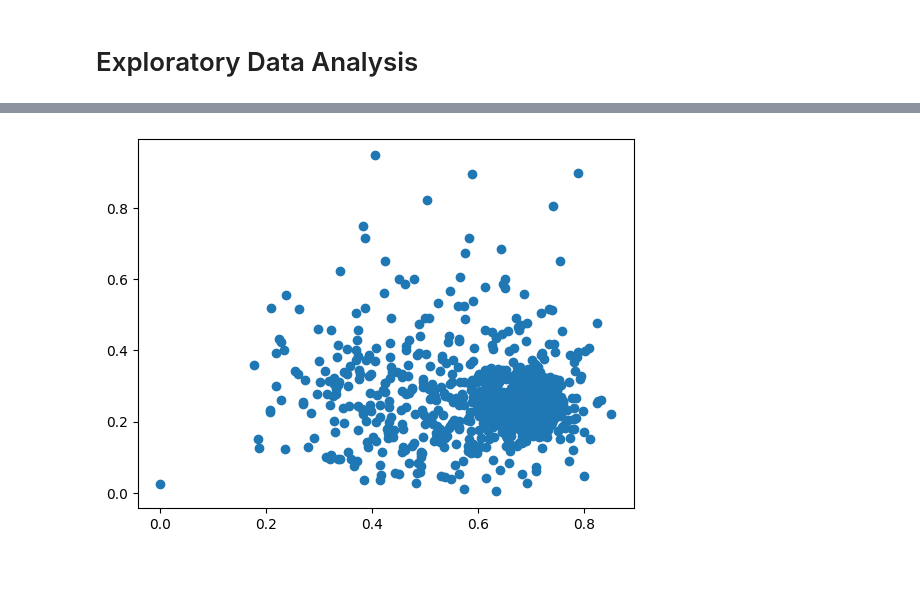
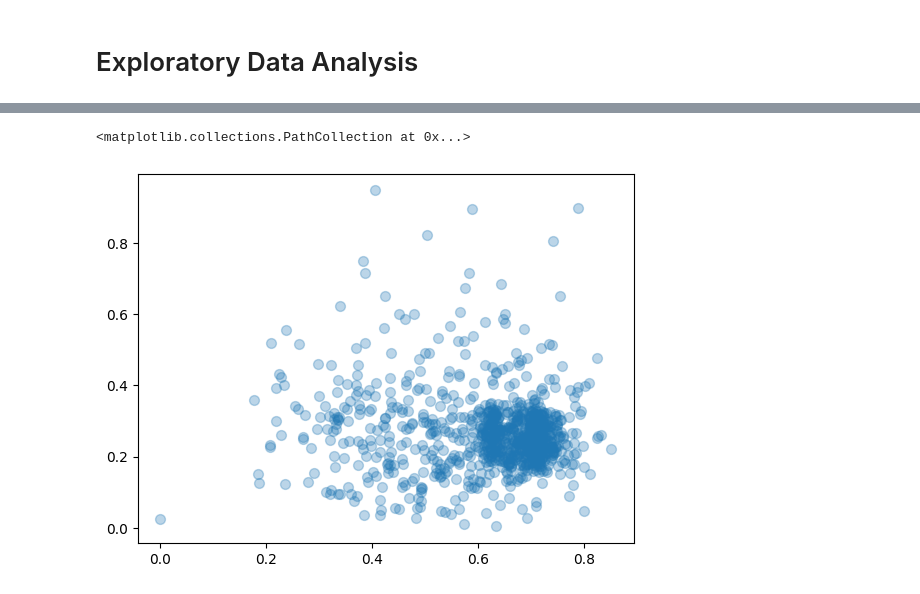
Before and after one commit to The-Atul-Pathak/TDS-ML, a Jupyter notebook: Notebook.ipynb, the cells around one changed output, grey strips where cells are left out. Saved outputs shown, nothing was run; the diff lists cells and outputs as text; code cells hidden in the pictures.

```diff
--- a/Notebook.ipynb
+++ b/Notebook.ipynb
@@ -44,5 +92,5 @@ print("The correleation between Popularity and Acousticness is", df["popularity"
 # %%
-plt.scatter(df["danceability"], df["energy"])
-plt.show()
+plt.scatter(df["danceability"], df["energy"], s=50, alpha = 0.3)
 # %% [output]
+<matplotlib.collections.PathCollection at 0x...>
-[figure, old version]
+[figure, new version]
```
Also changed, not shown: parts of 7 cells of this notebook.
